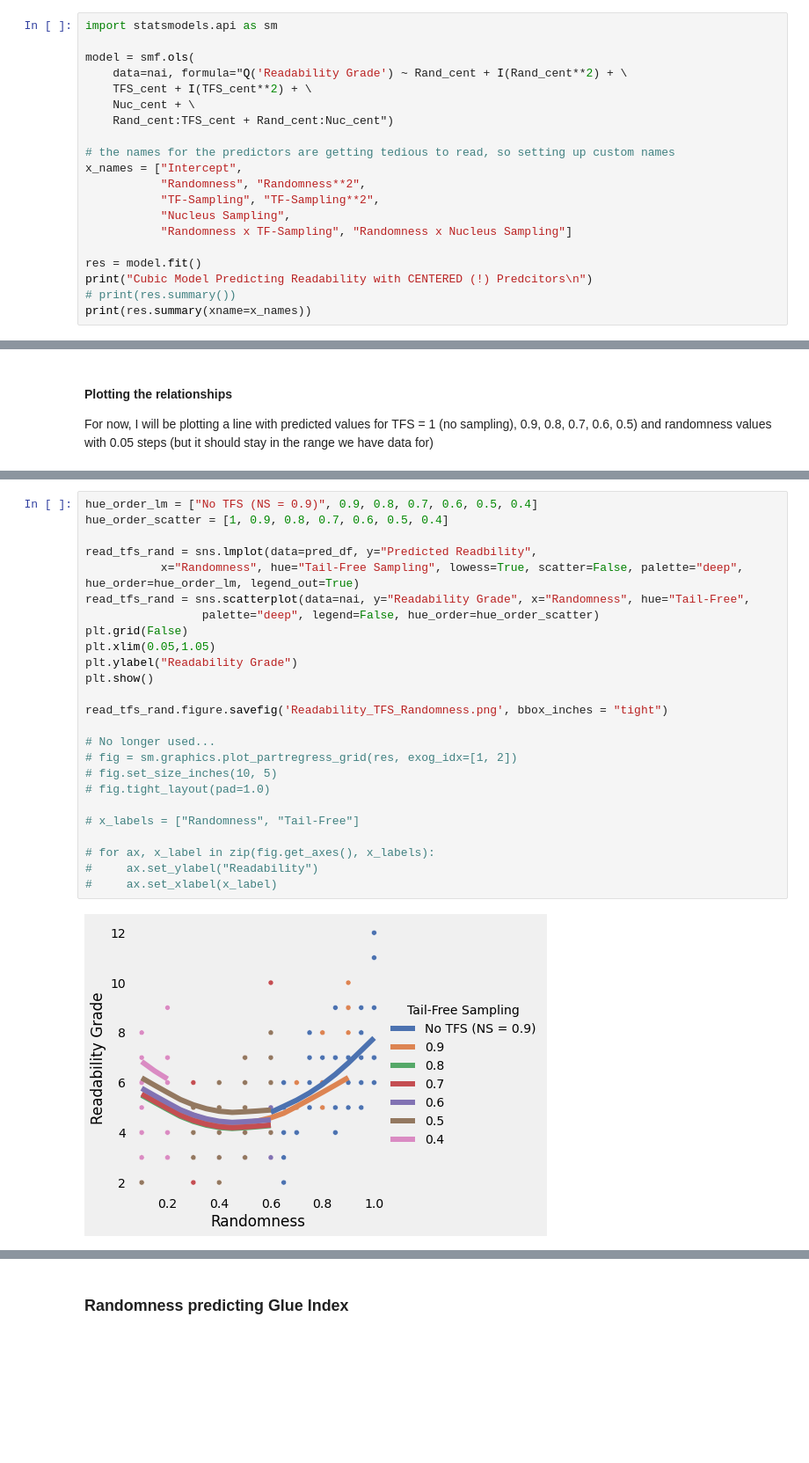
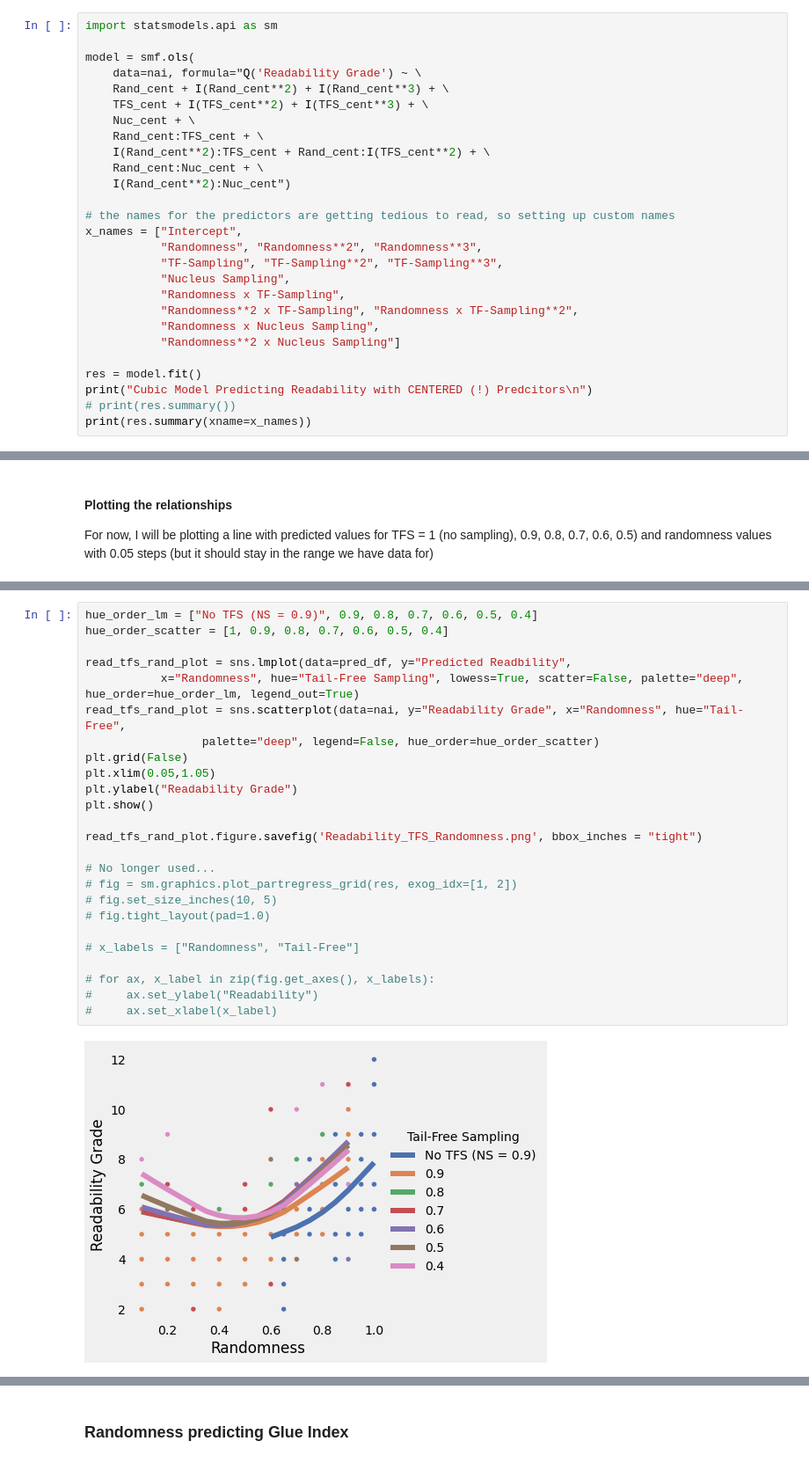
Before and after one commit to MWiechmann/NAI_gen_set_experiment, a Jupyter notebook: Analyzing Data from Basileus' Generation Setting Experiment.ipynb, the cells around one changed output, grey strips where cells are left out. Shown: that part at 88% size. Saved outputs shown, nothing was run; the diff lists cells and outputs as text; blank space fills up the shorter version.

```diff
--- a/Analyzing Data from Basileus' Generation Setting Experiment.ipynb
+++ b/Analyzing Data from Basileus' Generation Setting Experiment.ipynb
@@ -434,17 +462,24 @@ Residuals seem close enough to homoscedacity - looks like assumptions for a line
 import statsmodels.api as sm
 
 model = smf.ols(
-    data=nai, formula="Q('Readability Grade') ~ Rand_cent + I(Rand_cent**2) + \
-    TFS_cent + I(TFS_cent**2) + \
+    data=nai, formula="Q('Readability Grade') ~ \
+    Rand_cent + I(Rand_cent**2) + I(Rand_cent**3) + \
+    TFS_cent + I(TFS_cent**2) + I(TFS_cent**3) + \
     Nuc_cent + \
-    Rand_cent:TFS_cent + Rand_cent:Nuc_cent")
+    Rand_cent:TFS_cent + \
+    I(Rand_cent**2):TFS_cent + Rand_cent:I(TFS_cent**2) + \
+    Rand_cent:Nuc_cent + \
+    I(Rand_cent**2):Nuc_cent")
 
 # the names for the predictors are getting tedious to read, so setting up custom names
 x_names = ["Intercept",
-           "Randomness", "Randomness**2",
-           "TF-Sampling", "TF-Sampling**2",
+           "Randomness", "Randomness**2", "Randomness**3",
+           "TF-Sampling", "TF-Sampling**2", "TF-Sampling**3",
            "Nucleus Sampling",
-           "Randomness x TF-Sampling", "Randomness x Nucleus Sampling"]
+           "Randomness x TF-Sampling",
+           "Randomness**2 x TF-Sampling", "Randomness x TF-Sampling**2",
+           "Randomness x Nucleus Sampling",
+           "Randomness**2 x Nucleus Sampling"]
 
 res = model.fit()
 print("Cubic Model Predicting Readability with CENTERED (!) Predcitors\n")
@@ -564,28 +599,28 @@ print(pred_tfs_only_df[["Tail-Free Sampling", "Predicted Readbility"]].head(10))
 # %%
 hue_order_lm = ["No TFS (NS = 0.9)", 0.9, 0.8, 0.7, 0.6, 0.5, 0.4]
 hue_order_scatter = [1, 0.9, 0.8, 0.7, 0.6, 0.5, 0.4]
 
-read_tfs_rand = sns.lmplot(data=pred_df, y="Predicted Readbility",
+read_tfs_rand_plot = sns.lmplot(data=pred_df, y="Predicted Readbility",
            x="Randomness", hue="Tail-Free Sampling", lowess=True, scatter=False, palette="deep", hue_order=hue_order_lm, legend_out=True)
-read_tfs_rand = sns.scatterplot(data=nai, y="Readability Grade", x="Randomness", hue="Tail-Free",
+read_tfs_rand_plot = sns.scatterplot(data=nai, y="Readability Grade", x="Randomness", hue="Tail-Free",
                  palette="deep", legend=False, hue_order=hue_order_scatter)
 plt.grid(False)
 plt.xlim(0.05,1.05)
 plt.ylabel("Readability Grade")
 plt.show()
 
-read_tfs_rand.figure.savefig('Readability_TFS_Randomness.png', bbox_inches = "tight")
+read_tfs_rand_plot.figure.savefig('Readability_TFS_Randomness.png', bbox_inches = "tight")
 
 # No longer used...
 # fig = sm.graphics.plot_partregress_grid(res, exog_idx=[1, 2])
 # fig.set_size_inches(10, 5)
 # fig.tight_layout(pad=1.0)
 
 # x_labels = ["Randomness", "Tail-Free"]
 
 # for ax, x_label in zip(fig.get_axes(), x_labels):
 #     ax.set_ylabel("Readability")
 #     ax.set_xlabel(x_label)
 # %% [output]
-[figure, old version]
+[figure, new version]
 # %%
```
Also changed, not shown: parts of 22 cells of this notebook, 3 other files.
